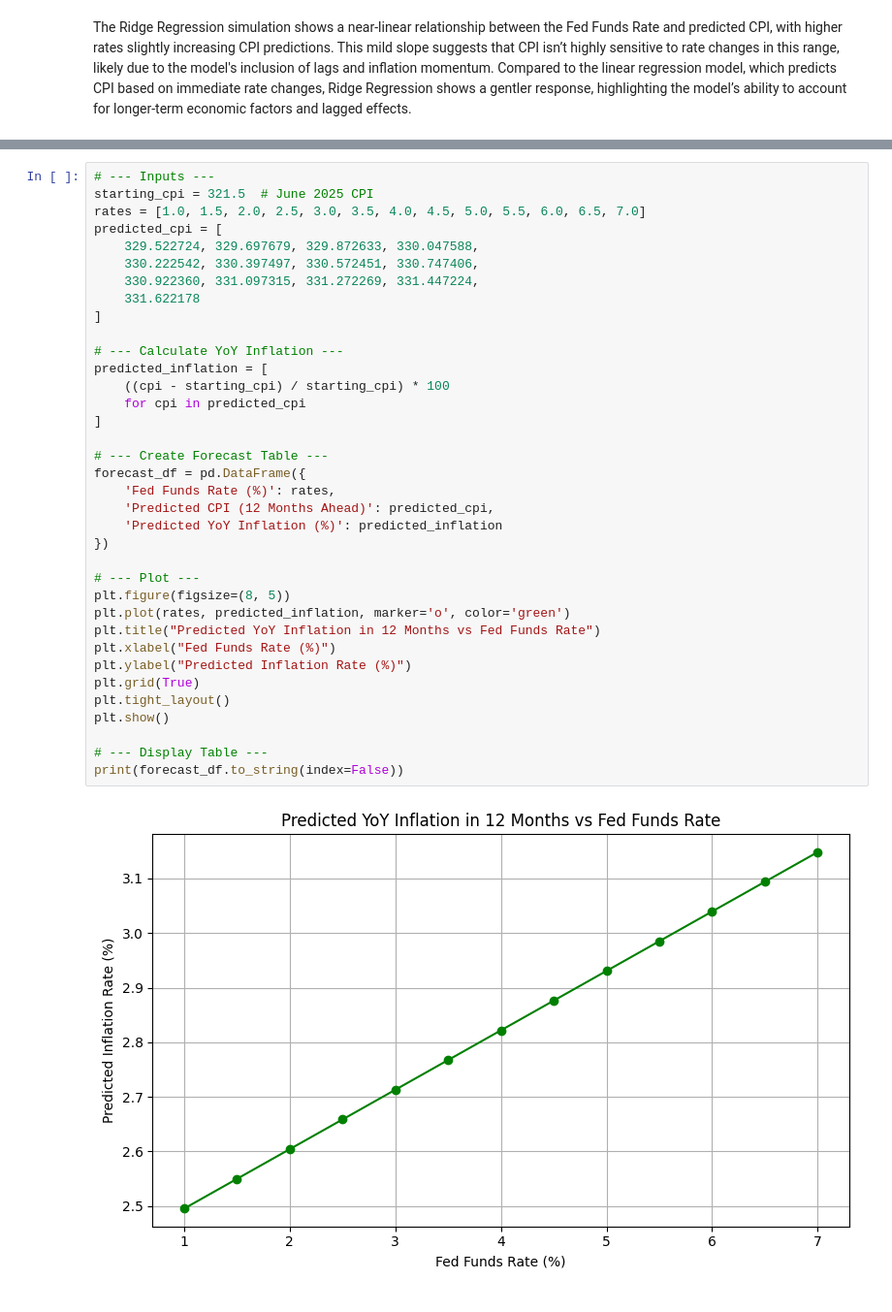
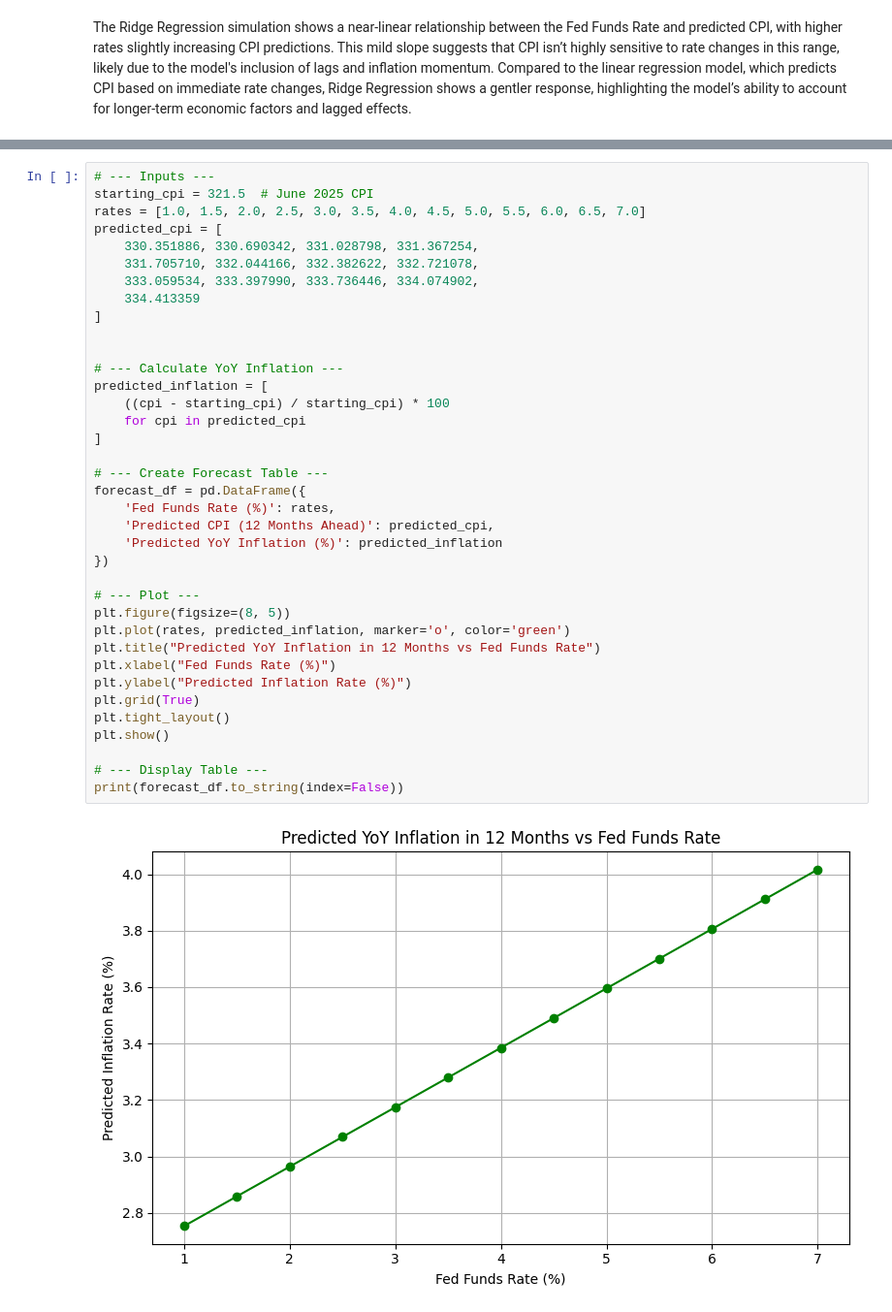
Before and after one commit to stephenliao08/CapstoneProject2, a Jupyter notebook: Capstone Project 2 (Final).ipynb, the cells around one changed output, grey strips where cells are left out. Shown at 97% size. Saved outputs shown, nothing was run; the diff lists cells and outputs as text.

```diff
--- a/Capstone Project 2 (Final).ipynb
+++ b/Capstone Project 2 (Final).ipynb
@@ -810,37 +859,38 @@ The plot clearly shows how the inflation trend has evolved over time, with histo
 starting_cpi = 321.5  # June 2025 CPI
 rates = [1.0, 1.5, 2.0, 2.5, 3.0, 3.5, 4.0, 4.5, 5.0, 5.5, 6.0, 6.5, 7.0]
 predicted_cpi = [
-    329.522724, 329.697679, 329.872633, 330.047588,
-    330.222542, 330.397497, 330.572451, 330.747406,
-    330.922360, 331.097315, 331.272269, 331.447224,
-    331.622178
+    330.351886, 330.690342, 331.028798, 331.367254,
+    331.705710, 332.044166, 332.382622, 332.721078,
+    333.059534, 333.397990, 333.736446, 334.074902,
+    334.413359
 ]
+
 
 # --- Calculate YoY Inflation ---
 predicted_inflation = [
     ((cpi - starting_cpi) / starting_cpi) * 100
     for cpi in predicted_cpi
 ]
 
 # --- Create Forecast Table ---
 forecast_df = pd.DataFrame({
     'Fed Funds Rate (%)': rates,
     'Predicted CPI (12 Months Ahead)': predicted_cpi,
     'Predicted YoY Inflation (%)': predicted_inflation
 })
 
 # --- Plot ---
 plt.figure(figsize=(8, 5))
 plt.plot(rates, predicted_inflation, marker='o', color='green')
 plt.title("Predicted YoY Inflation in 12 Months vs Fed Funds Rate")
 plt.xlabel("Fed Funds Rate (%)")
 plt.ylabel("Predicted Inflation Rate (%)")
 plt.grid(True)
 plt.tight_layout()
 plt.show()
 
 # --- Display Table ---
 print(forecast_df.to_string(index=False))
 # %% [output]
-[figure, old version]
+[figure, new version]
  Fed Funds Rate (%)  Predicted CPI (12 Months Ahead)  Predicted YoY Inflation (%)
```
Also changed, not shown: parts of 16 cells of this notebook.
